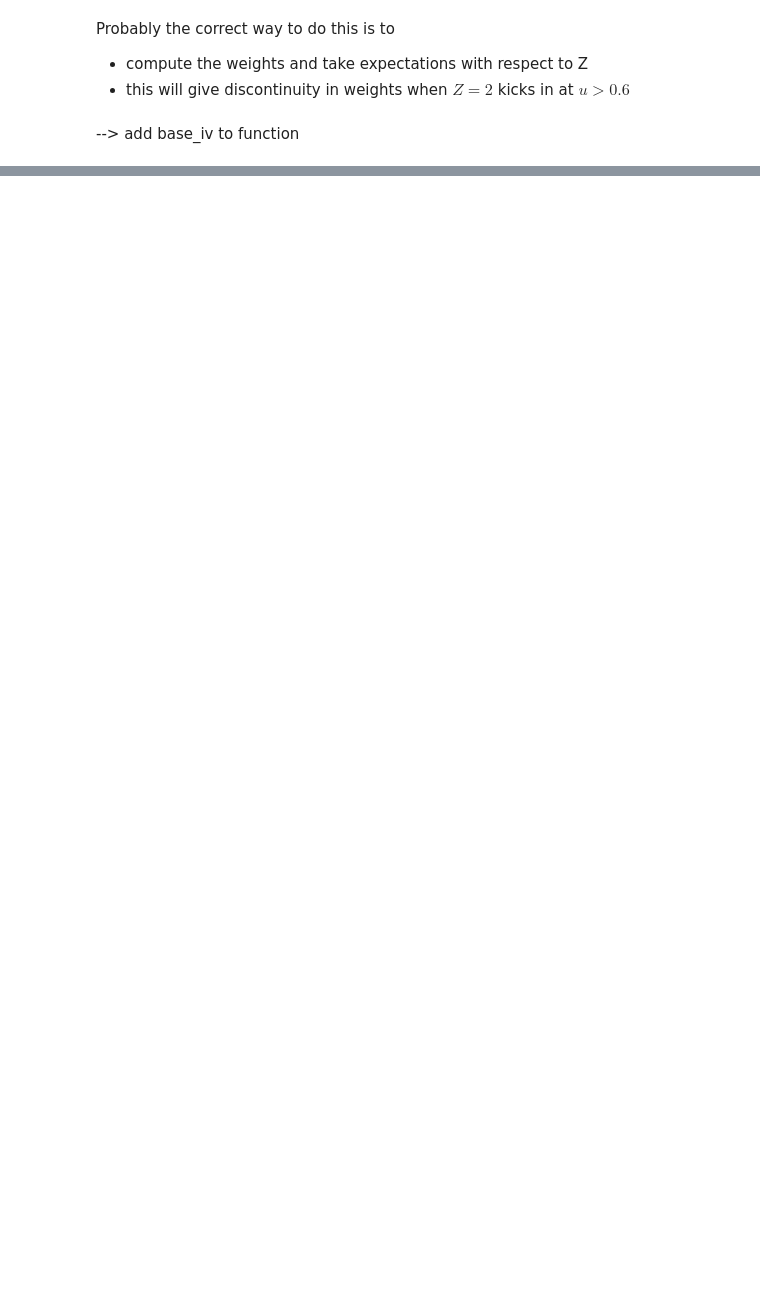
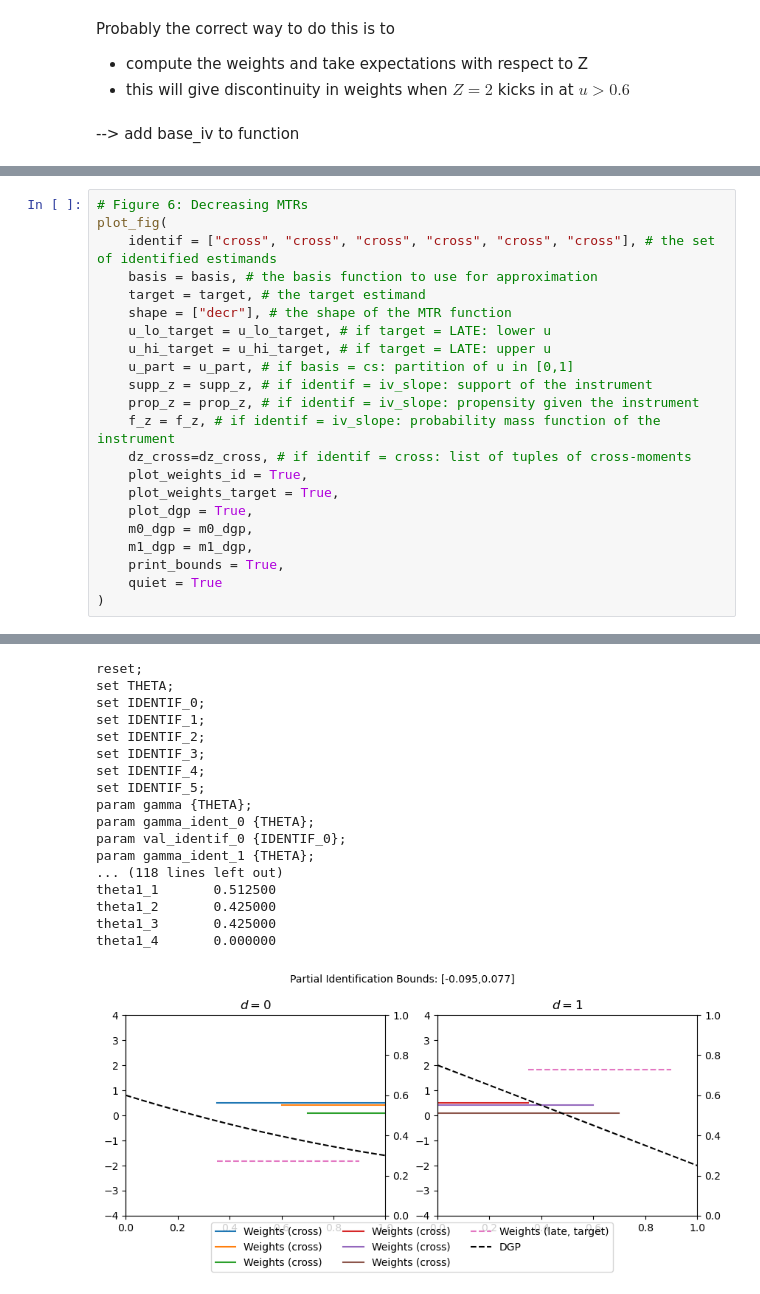
Before and after one commit to buddejul/topics_sim, a Jupyter notebook: src/figures_paper.ipynb, the cells around one changed output, grey strips where cells are left out. Cells and saved outputs as stored; diff of their text form; blank space fills up the shorter version.

```diff
--- a/src/figures_paper.ipynb
+++ b/src/figures_paper.ipynb
@@ -402,3 +402,26 @@ theta1_2       0.425000
 theta1_3       1.000000
 theta1_4       0.000000
 [figure]
+# %%
+# Figure 6: Decreasing MTRs
+plot_fig(
+    identif = ["cross", "cross", "cross", "cross", "cross", "cross"], # the set of identified estimands
+    basis = basis, # the basis function to use for approximation
+    target = target, # the target estimand
+    shape = ["decr"], # the shape of the MTR function
+    u_lo_target = u_lo_target, # if target = LATE: lower u
+    u_hi_target = u_hi_target, # if target = LATE: upper u
+    u_part = u_part, # if basis = cs: partition of u in [0,1]
+    supp_z = supp_z, # if identif = iv_slope: support of the instrument
+    prop_z = prop_z, # if identif = iv_slope: propensity given the instrument
+    f_z = f_z, # if identif = iv_slope: probability mass function of the instrument
+    dz_cross=dz_cross, # if identif = cross: list of tuples of cross-moments
+    plot_weights_id = True,
+    plot_weights_target = True,
+    plot_dgp = True,
+    m0_dgp = m0_dgp,
+    m1_dgp = m1_dgp,
+    print_bounds = True,
+    quiet = True
+)
+# %% [output]
@@ -404,0 +448,18 @@ theta1_4       0.000000
+reset;
+set THETA;
+set IDENTIF_0;
+set IDENTIF_1;
+set IDENTIF_2;
+set IDENTIF_3;
+set IDENTIF_4;
+set IDENTIF_5;
+param gamma {THETA};
+param gamma_ident_0 {THETA};
+param val_identif_0 {IDENTIF_0};
+param gamma_ident_1 {THETA};
+... (118 lines left out)
+theta1_1       0.512500
+theta1_2       0.425000
+theta1_3       0.425000
+theta1_4       0.000000
+[figure, added]
```
Also changed, not shown: parts of 3 cells of this notebook, 8 other files.
